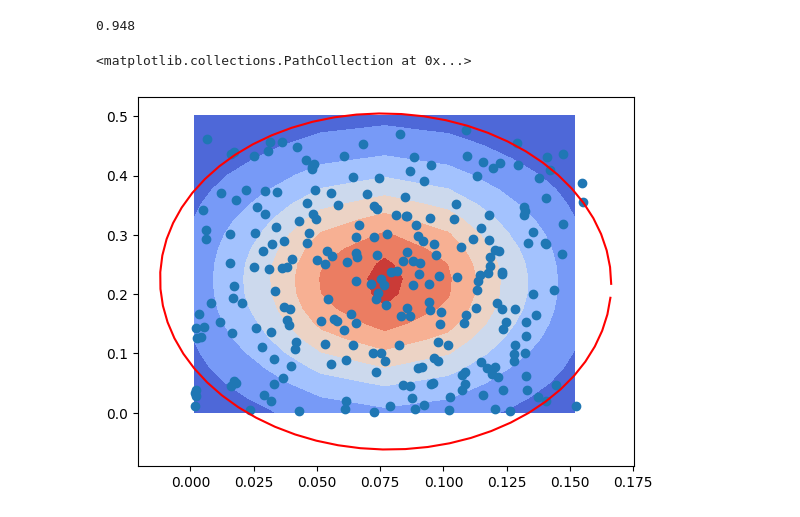
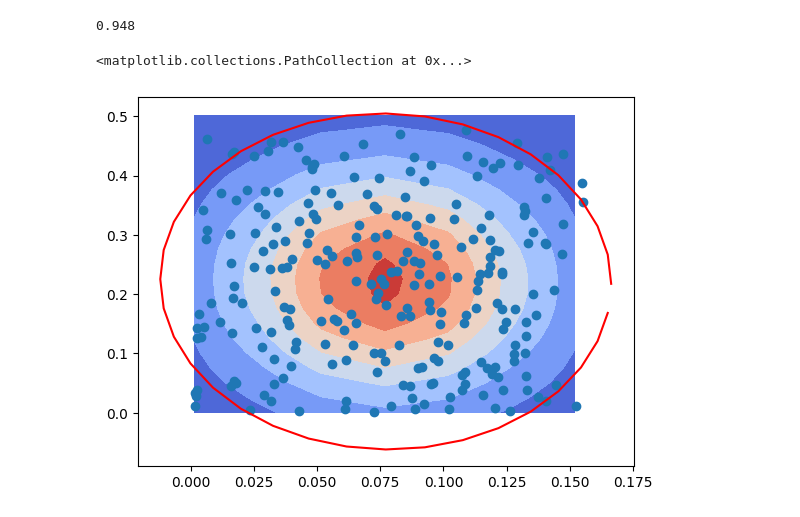
Before and after one commit to yashpatel5400/fusioncp, a Jupyter notebook: testing.ipynb, the cells around one changed output. Cells and saved outputs as stored; diff of their text form; code cells hidden in the pictures.

```diff
--- a/testing.ipynb
+++ b/testing.ipynb
@@ -39,7 +39,7 @@ print(f"Covered : {np.sum(test_scores_1 < quantile_1) / len(test_scores_1)}")
 Covered : 0.908
 Covered : 0.936
 # %%
-M = 12 # number of angle discretizations
+M = 36 # number of angle discretizations
 directions, envelope_pts, quantiles = [], [], []
 for m in range(M):
     angle = 2 * np.pi * m / M
@@ -110,14 +110,14 @@ print(np.sum(test_mvcp_scores < mvcp_quantile) / len(test_scores))
 # %%
 sqrt_cov = np.linalg.cholesky(cov)
 eff_rad  = np.sqrt(mvcp_quantile)
 
-theta        = np.arange(0, 2 * np.pi, 0.1)
+theta        = np.arange(0, 2 * np.pi, 2 * np.pi / M)
 zs           = np.array(list(zip(eff_rad * np.cos(theta), eff_rad * np.sin(theta))))
 mvcp_contour = np.array([sqrt_cov @ z + mean for z in zs])
 
 plt.contourf(x, y, z, cmap='coolwarm')
 plt.plot(mvcp_contour[:,0], mvcp_contour[:,1], color="r")
 plt.scatter(cal_scores[:,0],cal_scores[:,1])
 # %% [output]
 <matplotlib.collections.PathCollection at 0x...>
-[figure, old version]
+[figure, new version]
```
Also changed, not shown: parts of 4 cells of this notebook.
